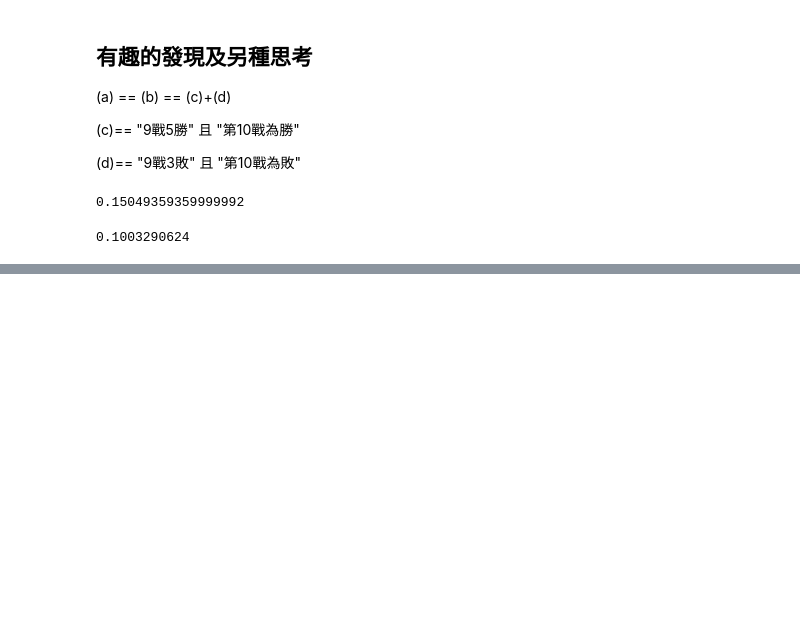
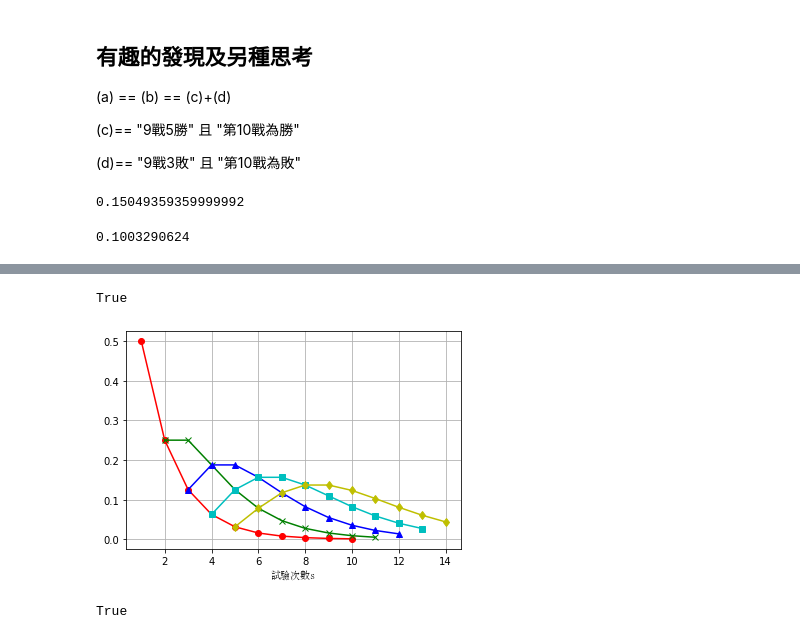
Before and after one commit to renyuanL/_ryProb2020, a Jupyter notebook: probCh03_2.ipynb, the cells around one changed output, grey strips where cells are left out. Saved outputs shown, nothing was run; the diff lists cells and outputs as text; code cells hidden in the pictures; blank space fills up the shorter version.

```diff
--- a/probCh03_2.ipynb
+++ b/probCh03_2.ipynb
@@ -1541,0 +1798,30 @@ st.poisson?
+# %%
+pN1= st.nbinom.pmf( k= 試驗次數s-成功次數s,
+                    p= 單次成功機率,
+                    n= 成功次數s)
+
+# 直到 成功次數= n 時，試驗次數= ?
+
+pN2= st.nbinom.pmf( k=   試驗次數s,
+                    p=   單次成功機率,
+                    n=   成功次數s,
+                    loc= 成功次數s)
+np.all(pN1==pN2)
+# %% [output]
+True
+# %%
+pl.plot(試驗次數s[0], pN1[0],'r-o')
+pl.plot(試驗次數s[1], pN1[1],'g-x')
+pl.plot(試驗次數s[2], pN1[2],'b-^')
+pl.plot(試驗次數s[3], pN1[3],'c-s')
+pl.plot(試驗次數s[4], pN1[4],'y-d')
+
+pl.xlabel('試驗次數s',
+          fontproperties= "SimSun")
+pl.grid()
+# %% [output]
+[figure, added]
+# %%
+np.all(pN1==pN2)
+# %% [output]
+True
```
Also changed, not shown: parts of 17 cells of this notebook, 3 other files.
